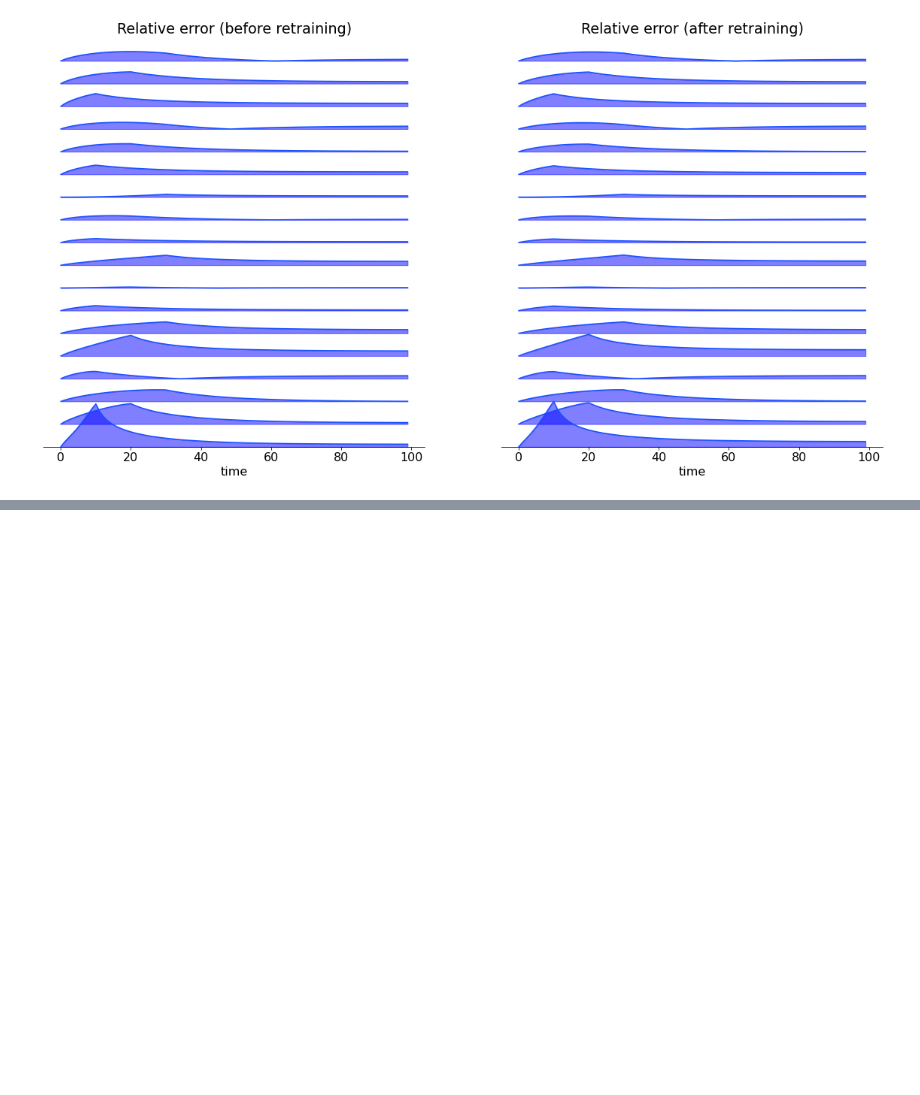
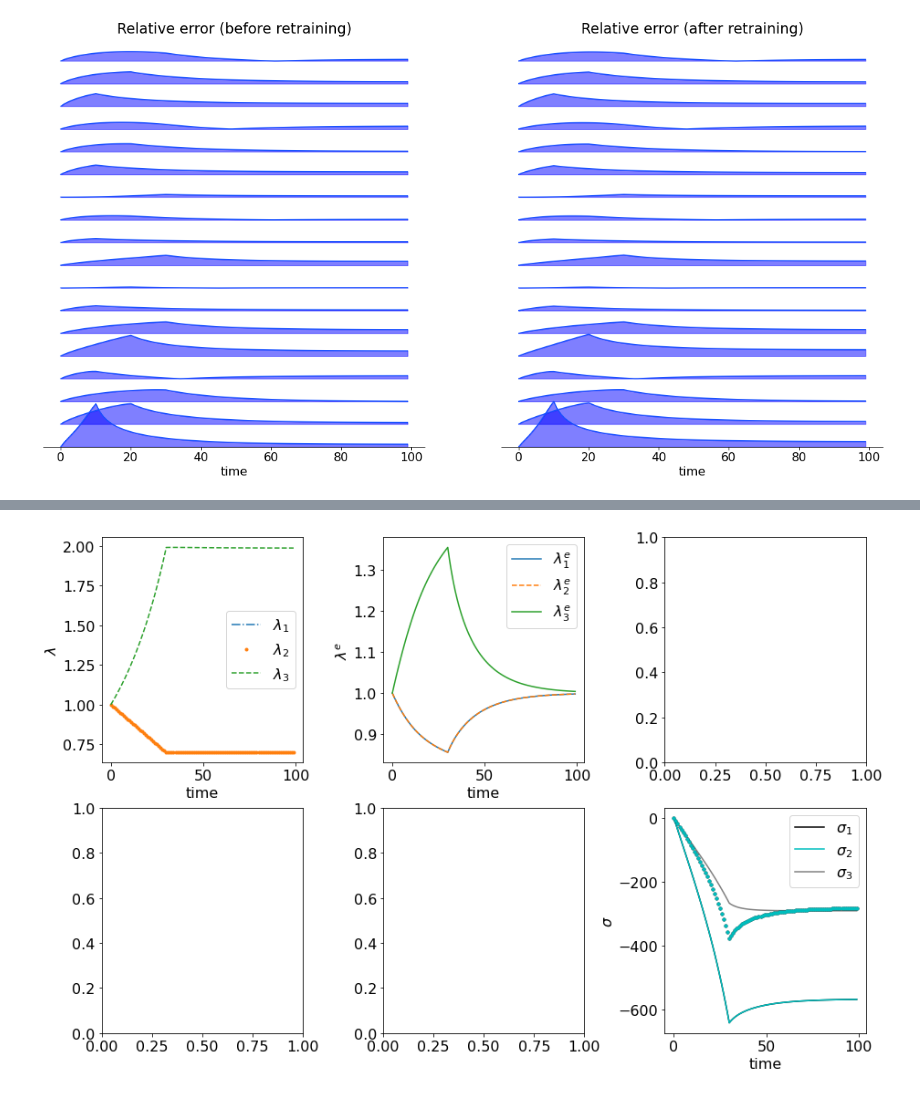
Before and after one commit to VatsalSy/nvisco, a Jupyter notebook: nvisco.ipynb, the cells around one changed output, grey strips where cells are left out. Saved outputs shown, nothing was run; the diff lists cells and outputs as text; code cells hidden in the pictures; blank space fills up the shorter version.

```diff
--- a/nvisco.ipynb
+++ b/nvisco.ipynb
@@ -392,0 +447,67 @@ Max error =  216.1055576989142
+# %%
+j = 2
+i = 100
+t = time[j,:i]
+lm1 = lmb_x[j,:i]
+lm2 = lmb_y[j,:i]
+sigx = sgm_x[j,:i]
+sigy = sgm_y[j,:i]
+sig,lm1,lm2,lm3,lm1e,lm2e,lm3e = biaxial_visco(params, t, lm1, lm2)
+
+t2 = np.linspace(t[0], t[-1], lm3.shape[0])
+
+# lm1i = lm1/lm1e
+# lm2i = lm2/lm2e
+# lm3i = lm3/lm3e
+
+# tau_A = vmap(tau_NEQ)(lm1e,lm2e,lm3e)
+# J = lm1*lm2*lm3
+# sigma_EQ11 = mu/J*(lm1**2-1) + 2*K*(J-1)
+# sigma_EQ22 = mu/J*(lm2**2-1) + 2*K*(J-1)
+# sigma_EQ33 = mu/J*(lm3**2-1) + 2*K*(J-1)
+
+fig, ax = plt.subplots(2,3, figsize=(15,10))
+fig.subplots_adjust(wspace=0.4)
+
+ax[0,0].plot(t2, lm1, '-.',label='$\lambda_1$')
+ax[0,0].plot(t2, lm2, '.',label='$\lambda_2$')
+ax[0,0].plot(t2, lm3, '--',label='$\lambda_3$')
+ax[0,0].set(xlabel='time', ylabel='$\lambda$')
+ax[0,0].legend()
+
+ax[0,1].plot(t2, lm1e, label='$\lambda_1^e$')
+ax[0,1].plot(t2, lm2e, '--', label='$\lambda_2^e$')
+ax[0,1].plot(t2, lm3e, label='$\lambda_3^e$')
+ax[0,1].set(xlabel='time', ylabel='$\lambda^e$')
+ax[0,1].legend()
+
+# ax[0,2].plot(t, lm1i, label='$\lambda_1^i$')
+# ax[0,2].plot(t, lm2i, label='$\lambda_2^i$')
+# ax[0,2].plot(t, lm3i, label='$\lambda_3^i$')
+# ax[0,2].set(xlabel='time', ylabel='$\lambda^i$')
+# ax[0,2].legend()
+
+# ax[1,0].plot(t, tau_A[:,0], label=r'$\tau_{NEQ,11}$')
+# ax[1,0].plot(t, tau_A[:,1], label=r'$\tau_{NEQ,22}$')
+# ax[1,0].plot(t, tau_A[:,2], label=r'$\tau_{NEQ,33}$')
+# ax[1,0].set(xlabel='time', ylabel=r'$\tau_{NEQ}$')
+# ax[1,0].legend()
+
+# ax[1,1].plot(t, sigma_EQ11, label=r'$\sigma_{EQ,11}$')
+# ax[1,1].plot(t, sigma_EQ22, label=r'$\sigma_{EQ,22}$')
+# ax[1,1].plot(t, sigma_EQ33, label=r'$\sigma_{EQ,33}$')
+# ax[1,1].set(xlabel='time', ylabel=r'$\sigma_{EQ}$')
+# ax[1,1].legend()
+
+ax[1,2].plot(t2, sig[:,0,0], 'k-',label='$\sigma_1$')
+ax[1,2].plot(t2, sig[:,1,1], 'c-',label='$\sigma_2$')
+ax[1,2].plot(t2, sig[:,2,2], 'gray',label='$\sigma_3$')
+ax[1,2].plot(t, sigx, 'k.')
+ax[1,2].plot(t, sigy, 'c.')
+ax[1,2].set(xlabel='time', ylabel='$\sigma$')
+ax[1,2].legend(loc='upper right')
+
+# fig.savefig('test1.jpg')
+pass
+# %% [output]
+[figure, added]
```
Also changed, not shown: parts of 12 cells of this notebook, 24 other files.
